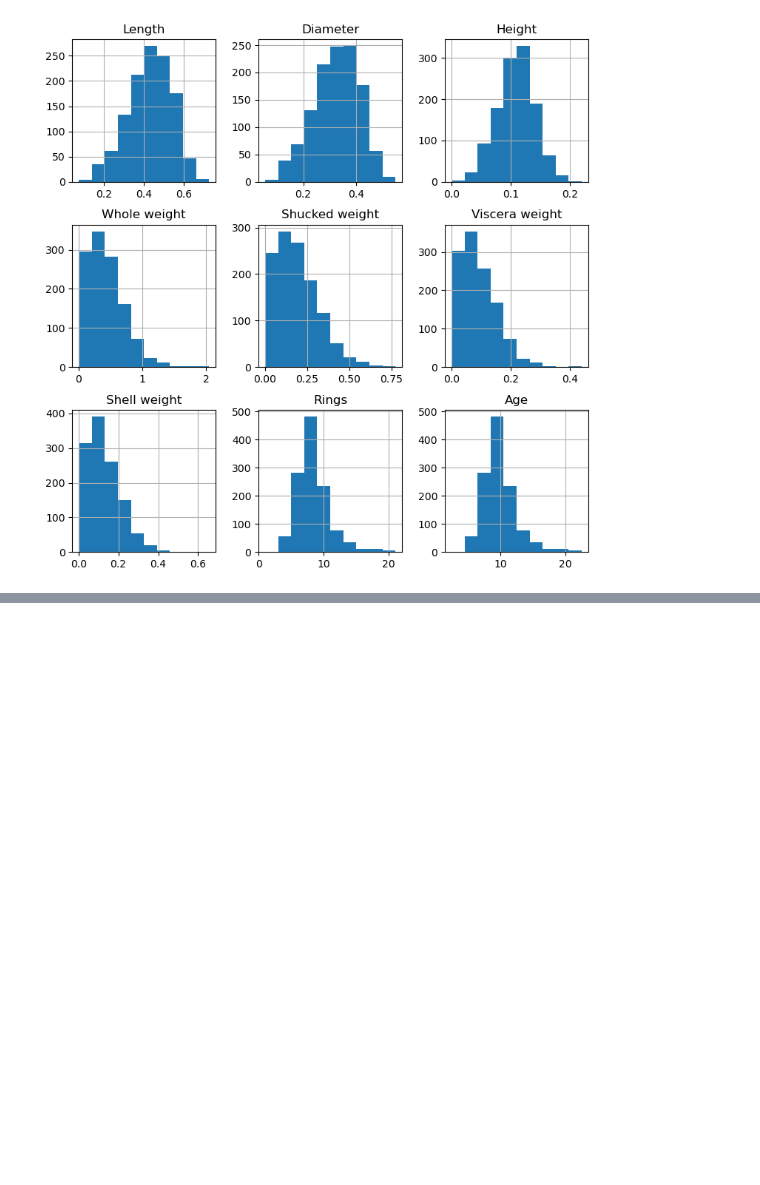
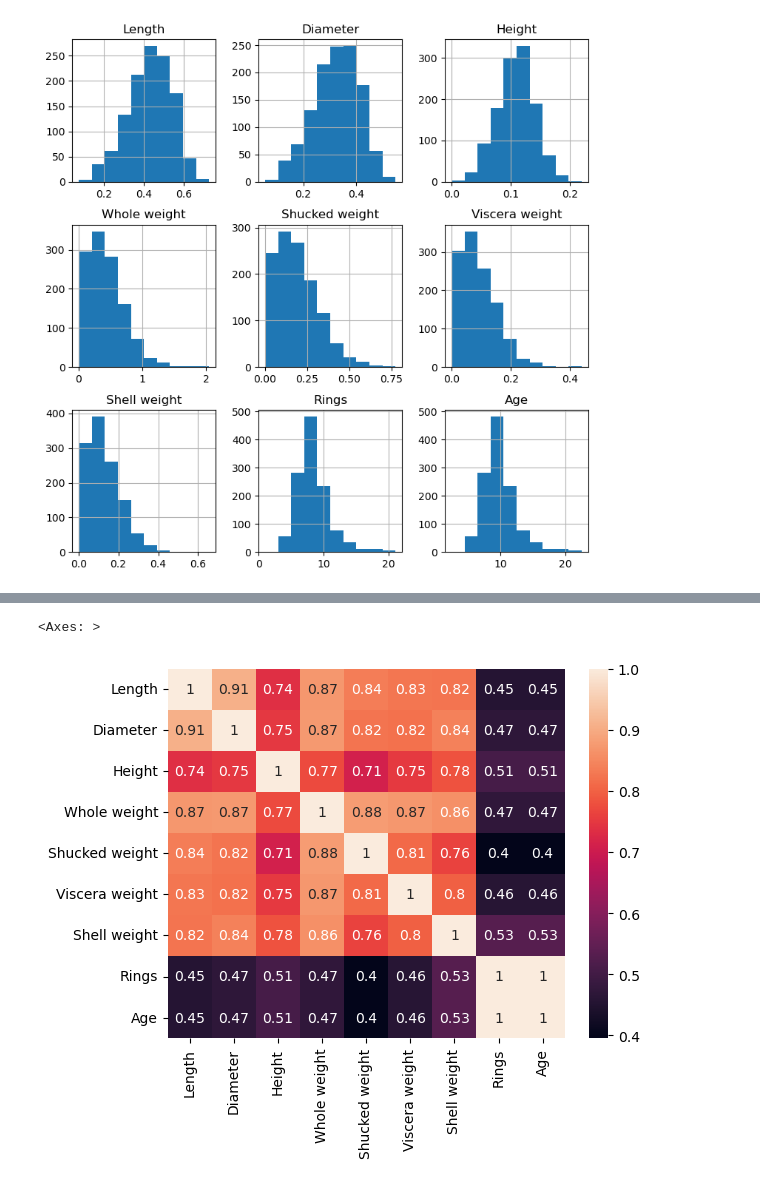
Before and after one commit to zinkin-s/eda_and_dev_tools, a Jupyter notebook: eda.ipynb, the cells around one changed output, grey strips where cells are left out. Saved outputs shown, nothing was run; the diff lists cells and outputs as text; code cells hidden in the pictures; blank space fills up the shorter version.

```diff
--- a/eda.ipynb
+++ b/eda.ipynb
@@ -219,0 +252,6 @@ df_clean.groupby('Sex').agg(
+# %%
+corr = df_clean.corr(numeric_only=True, method='kendall')
+sns.heatmap(corr, annot=True)
+# %% [output]
+<Axes: >
+[figure, added]
```
Also changed, not shown: parts of 37 cells of this notebook, 1 other file.
